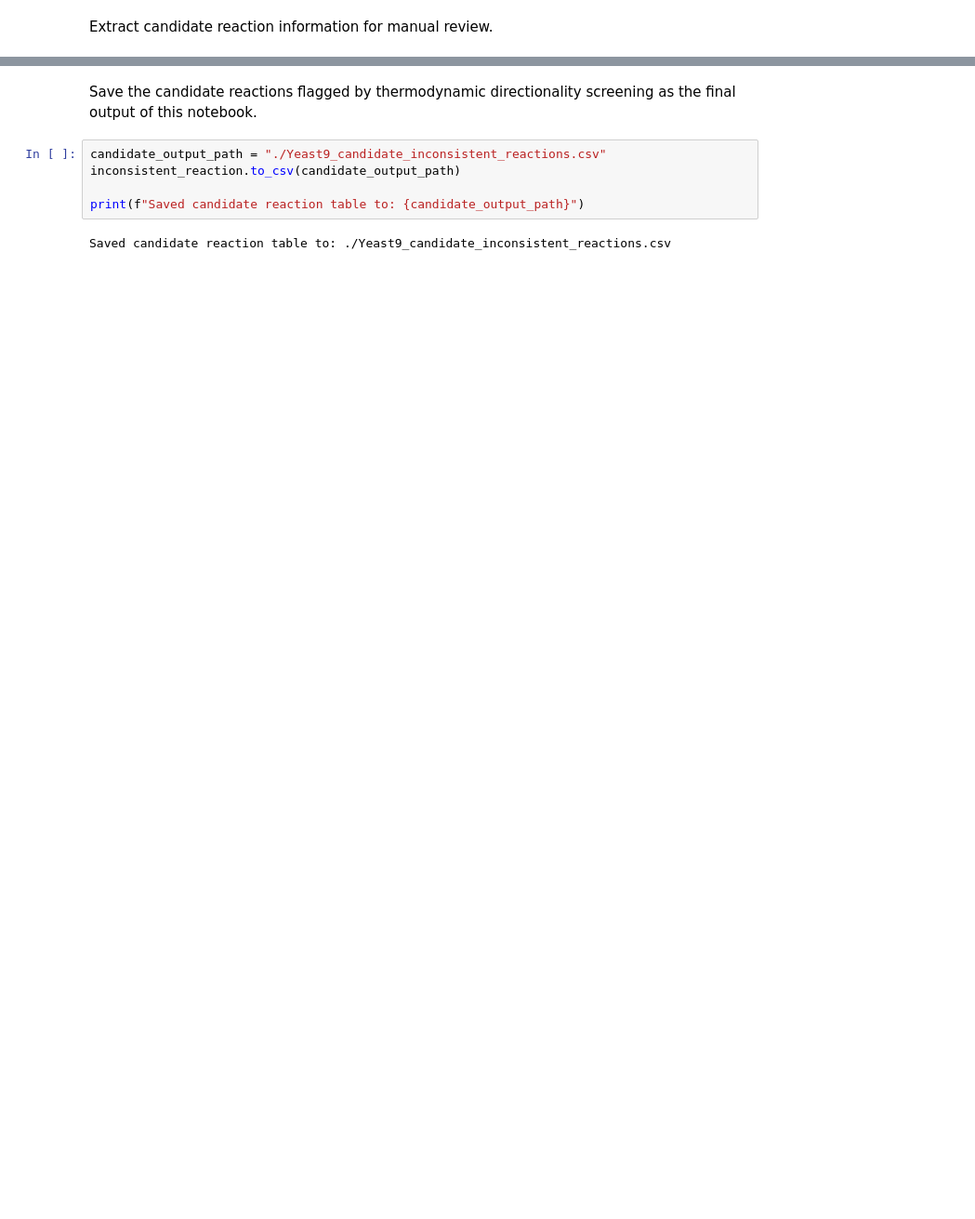
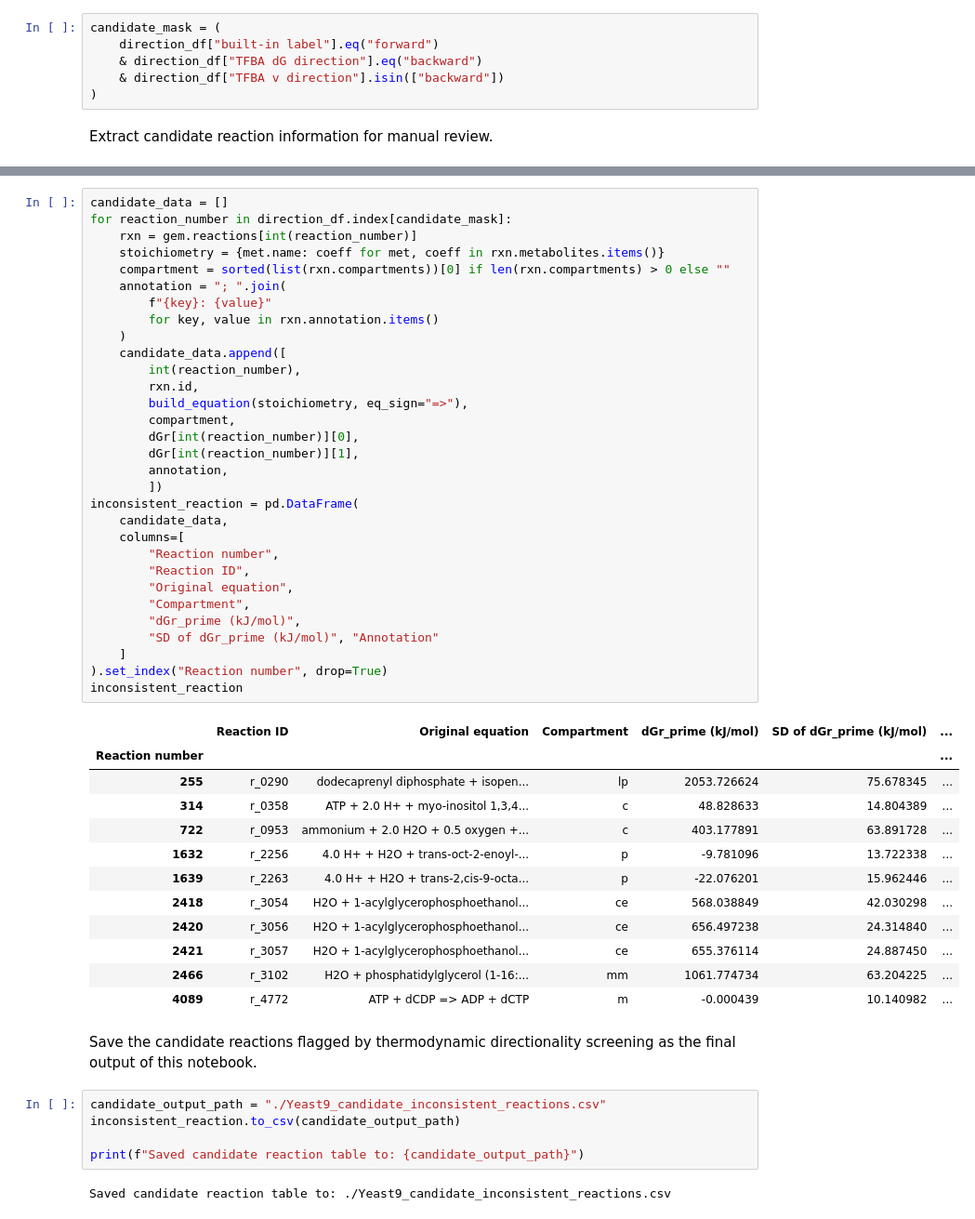
Before and after one commit to Jie-Z-159/ThermoInfer, a Jupyter notebook: example/workflow_yeast.ipynb, the cells around one changed output, grey strips where cells are left out. Shown at 93% size. Saved outputs shown, nothing was run; the diff lists cells and outputs as text; blank space fills up the shorter version.

```diff
--- a/example/workflow_yeast.ipynb
+++ b/example/workflow_yeast.ipynb
@@ -258,5 +291,11 @@ candidate_mask = (
     & direction_df["TFBA dG direction"].eq("backward")
     & direction_df["TFBA v direction"].isin(["backward", "blocked"])
 )
+# %%
+candidate_mask = (
+    direction_df["built-in label"].eq("forward")
+    & direction_df["TFBA dG direction"].eq("backward")
+    & direction_df["TFBA v direction"].isin(["backward"])
+)
 # %% [markdown]
 Extract candidate reaction information for manual review.
@@ -308,3 +302,47 @@ inconsistent_reaction
+# %%
+candidate_data = []
+for reaction_number in direction_df.index[candidate_mask]:
+    rxn = gem.reactions[int(reaction_number)]
+    stoichiometry = {met.name: coeff for met, coeff in rxn.metabolites.items()}
+    compartment = sorted(list(rxn.compartments))[0] if len(rxn.compartments) > 0 else ""
+    annotation = "; ".join(
+        f"{key}: {value}"
+        for key, value in rxn.annotation.items()
+    )
+    candidate_data.append([
+        int(reaction_number),
+        rxn.id,
+        build_equation(stoichiometry, eq_sign="=>"),
+        compartment,
+        dGr[int(reaction_number)][0],
+        dGr[int(reaction_number)][1],
+        annotation,
+        ])
+inconsistent_reaction = pd.DataFrame(
+    candidate_data,
+    columns=[
+        "Reaction number",
+        "Reaction ID",
+        "Original equation",
+        "Compartment",
+        "dGr_prime (kJ/mol)",
+        "SD of dGr_prime (kJ/mol)", "Annotation"
+    ]
+).set_index("Reaction number", drop=True)
+inconsistent_reaction
+# %% [output]
+|  | Reaction ID | Original equation | Compartment | dGr_prime (kJ/mol) | SD of dGr_prime (kJ/mol) | ... |
+| Reaction number |  |  |  |  |  | ... |
+| 255 | r_0290 | dodecaprenyl diphosphate + isopen... | lp | 2053.726624 | 75.678345 | ... |
+| 314 | r_0358 | ATP + 2.0 H+ + myo-inositol 1,3,4... | c | 48.828633 | 14.804389 | ... |
+| 722 | r_0953 | ammonium + 2.0 H2O + 0.5 oxygen +... | c | 403.177891 | 63.891728 | ... |
+| 1632 | r_2256 | 4.0 H+ + H2O + trans-oct-2-enoyl-... | p | -9.781096 | 13.722338 | ... |
+| 1639 | r_2263 | 4.0 H+ + H2O + trans-2,cis-9-octa... | p | -22.076201 | 15.962446 | ... |
+| 2418 | r_3054 | H2O + 1-acylglycerophosphoethanol... | ce | 568.038849 | 42.030298 | ... |
+| 2420 | r_3056 | H2O + 1-acylglycerophosphoethanol... | ce | 656.497238 | 24.314840 | ... |
+| 2421 | r_3057 | H2O + 1-acylglycerophosphoethanol... | ce | 655.376114 | 24.887450 | ... |
+| 2466 | r_3102 | H2O + phosphatidylglycerol (1-16:... | mm | 1061.774734 | 63.204225 | ... |
+| 4089 | r_4772 | ATP + dCDP => ADP + dCTP | m | -0.000439 | 10.140982 | ... |
 # %% [markdown]
 Save the candidate reactions flagged by thermodynamic directionality screening as the final output of this notebook.
 # %%
```
Also changed, not shown: parts of 10 cells of this notebook, 16 other files.
